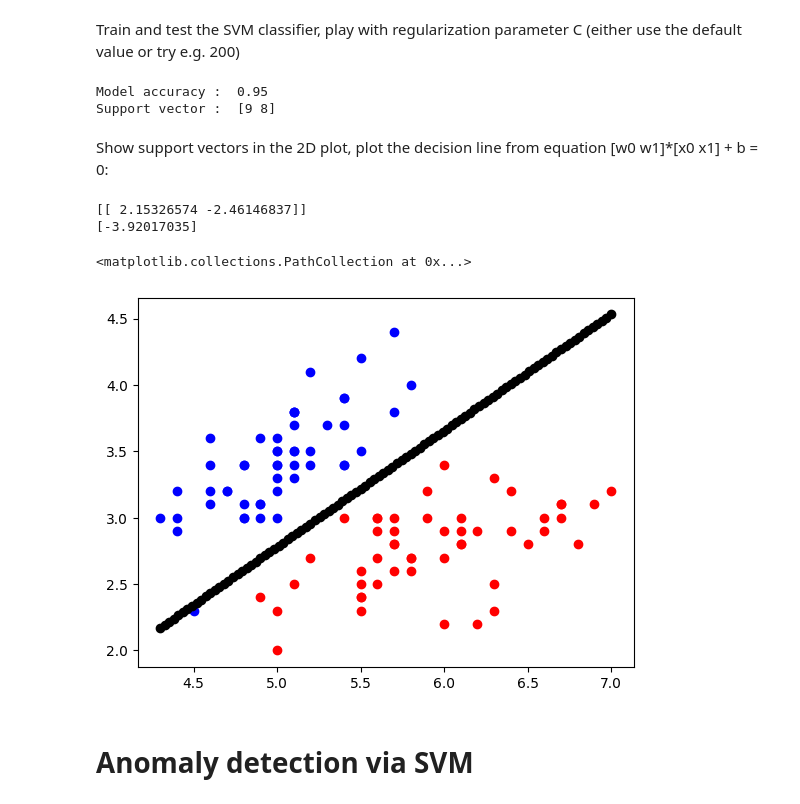
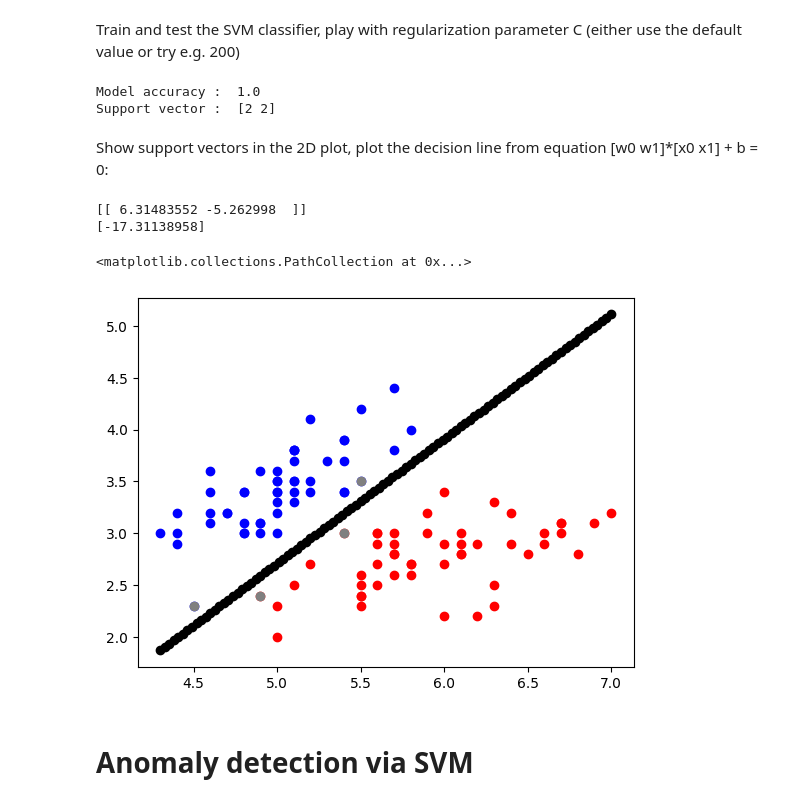
Before and after one commit to AngeliqueVallon/VUT_ML_Vallon, a Jupyter notebook: MPA_MLF_SVM_2students_comments.ipynb, the cells around one changed output. Cells and saved outputs as stored; diff of their text form; code cells hidden in the pictures.

```diff
--- a/MPA_MLF_SVM_2students_comments.ipynb
+++ b/MPA_MLF_SVM_2students_comments.ipynb
@@ -69,39 +69,39 @@ Train and test the SVM classifier, play with regularization parameter C (either
 # %%
 X_train, X_test, y_train, y_test = train_test_split(X,y,test_size=0.2)
 
-svm_model = SVC(kernel='linear', C=1.0)
+svm_model = SVC(kernel='linear', C=200)
 svm_model.fit(X_train,y_train)
 
 print("Model accuracy : ", svm_model.score(X_test,y_test))
 print("Support vector : ", svm_model.n_support_)
 # %% [output]
-Model accuracy :  0.95
-Support vector :  [9 8]
+Model accuracy :  1.0
+Support vector :  [2 2]
 # %% [markdown]
 Show support vectors in the 2D plot, plot the decision line from equation [w0 w1]*[x0 x1] + b = 0:
 # %%
 import numpy as np
 
-supvectors=SVMmodel.support_vectors_
+supvectors=svm_model.support_vectors_
 # Plot the support vectors here
-
 
 
 #Separating line coefficients:
 W=svm_model.coef_
 b=svm_model.intercept_
 print(W)
 print(b)
 x1=np.linspace(np.min(X[:,0]),np.max(X[:,0]),100)
 x2=-b[0]/W[0,1]-W[0,0]/W[0,1]*x1
 plt.scatter(X[y==0,0],X[y==0,1],color = "blue")
 plt.scatter(X[y==1,0],X[y==1,1],color = "red")
 plt.scatter(x1, x2, color = "black")
+plt.scatter(supvectors[:,0],supvectors[:,1],color='grey')
 # %% [output]
-[[ 2.15326574 -2.46146837]]
-[-3.92017035]
+[[ 6.31483552 -5.262998  ]]
+[-17.31138958]
 <matplotlib.collections.PathCollection at 0x...>
-[figure, old version]
+[figure, new version]
 # %% [markdown]
 # Anomaly detection via SVM
 # %% [markdown]
```
Also changed, not shown: parts of 2 cells of this notebook.
